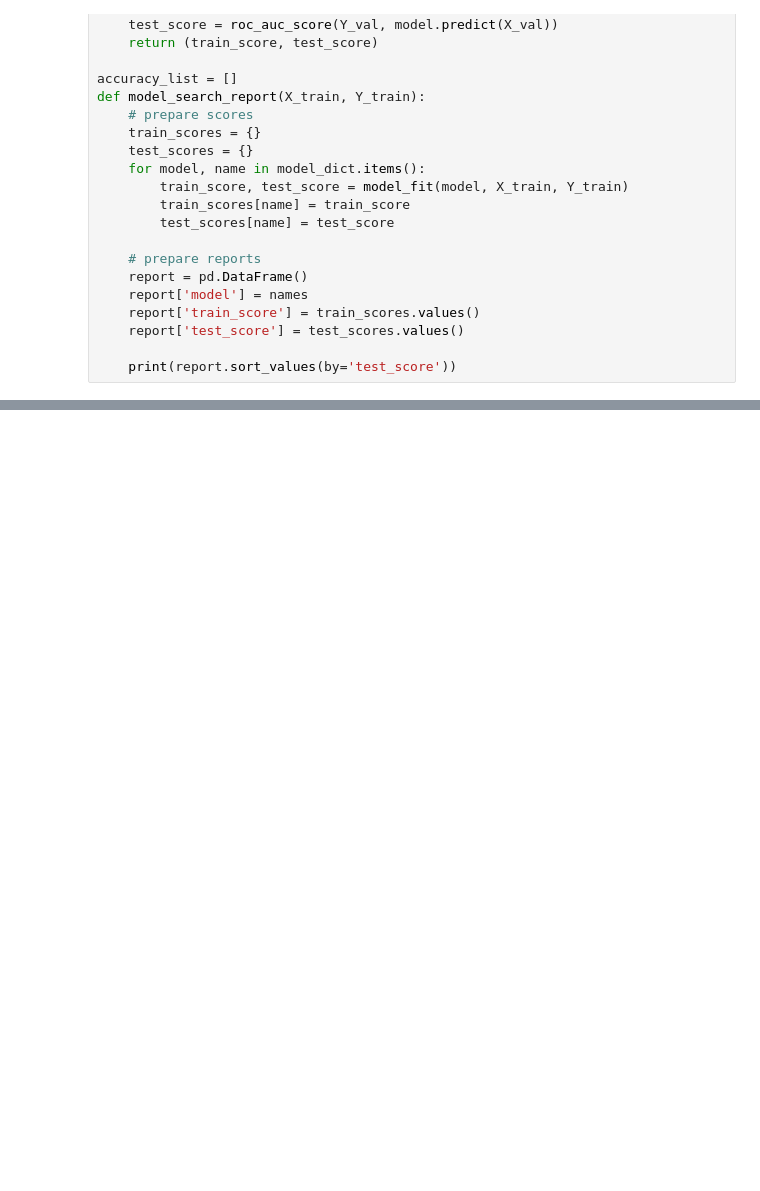
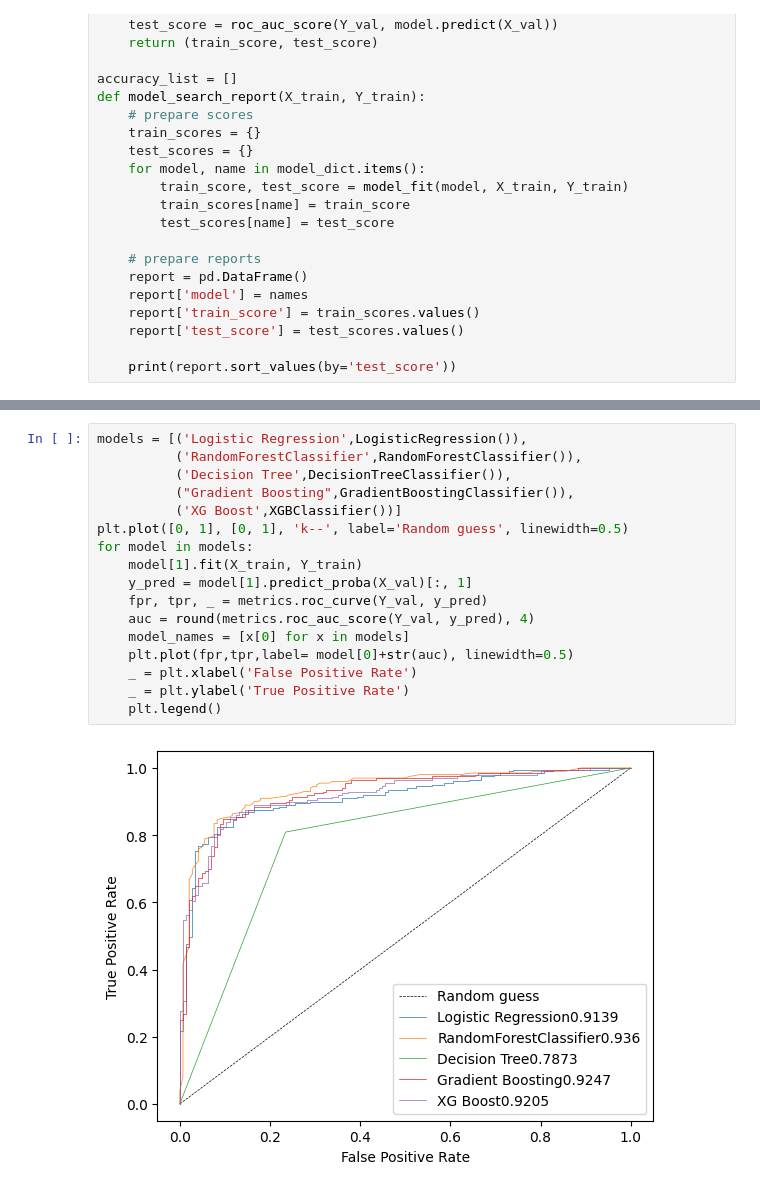
Before and after one commit to Afshinrommel/Unsupervise_learning, a Jupyter notebook: model_prediction.ipynb, the cells around one changed output, grey strips where cells are left out. Saved outputs shown, nothing was run; the diff lists cells and outputs as text; blank space fills up the shorter version.

```diff
--- a/model_prediction.ipynb
+++ b/model_prediction.ipynb
@@ -383,0 +395,19 @@ plt.show()
+# %%
+models = [('Logistic Regression',LogisticRegression()),
+          ('RandomForestClassifier',RandomForestClassifier()),
+          ('Decision Tree',DecisionTreeClassifier()),
+          ("Gradient Boosting",GradientBoostingClassifier()),
+          ('XG Boost',XGBClassifier())]
+plt.plot([0, 1], [0, 1], 'k--', label='Random guess', linewidth=0.5)
+for model in models:
+    model[1].fit(X_train, Y_train)
+    y_pred = model[1].predict_proba(X_val)[:, 1]
+    fpr, tpr, _ = metrics.roc_curve(Y_val, y_pred)
+    auc = round(metrics.roc_auc_score(Y_val, y_pred), 4)
+    model_names = [x[0] for x in models]
+    plt.plot(fpr,tpr,label= model[0]+str(auc), linewidth=0.5)
+    _ = plt.xlabel('False Positive Rate')
+    _ = plt.ylabel('True Positive Rate')
+    plt.legend()
+# %% [output]
+[figure, added]
```
Also changed, not shown: parts of 10 cells of this notebook, 4 other files.
